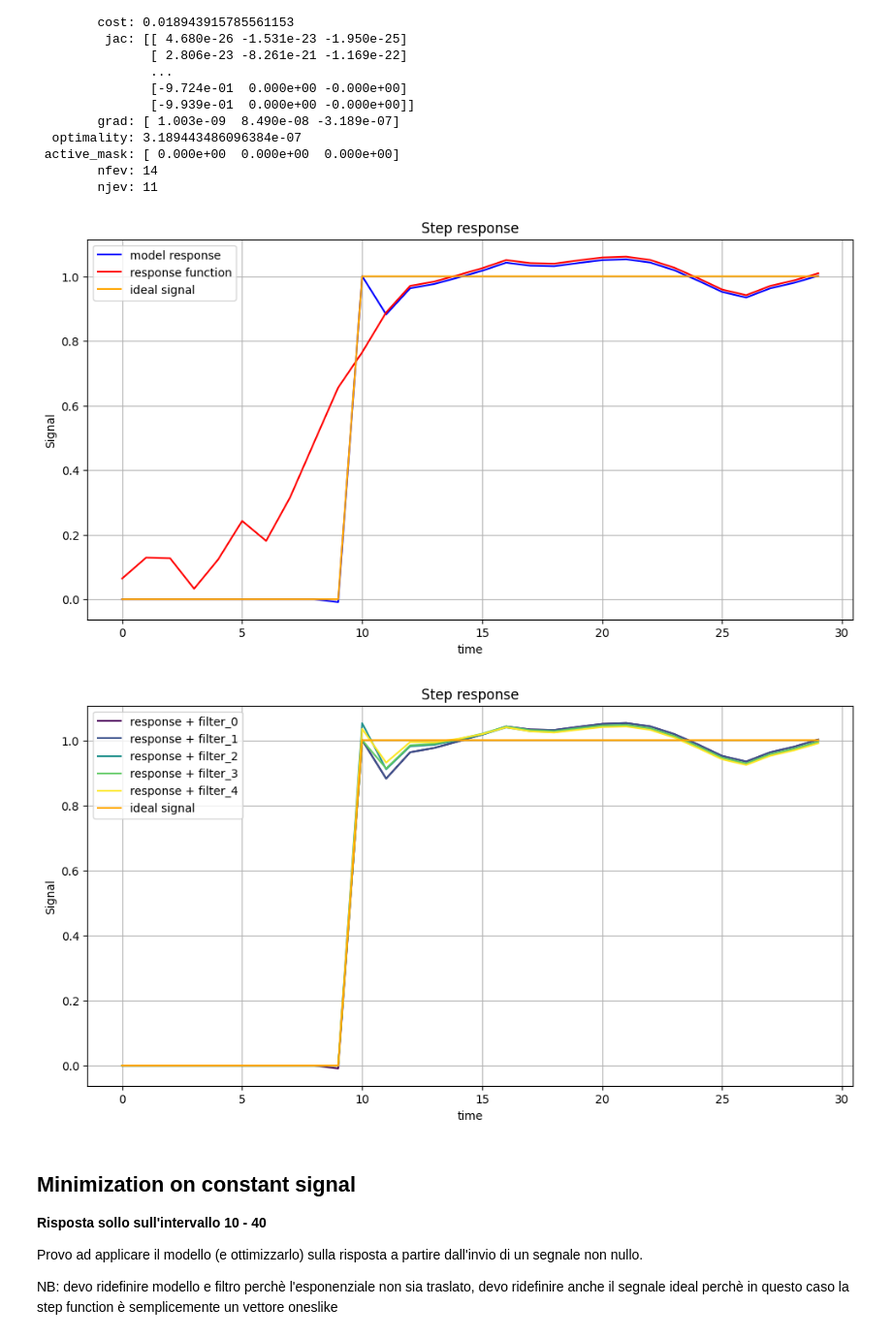
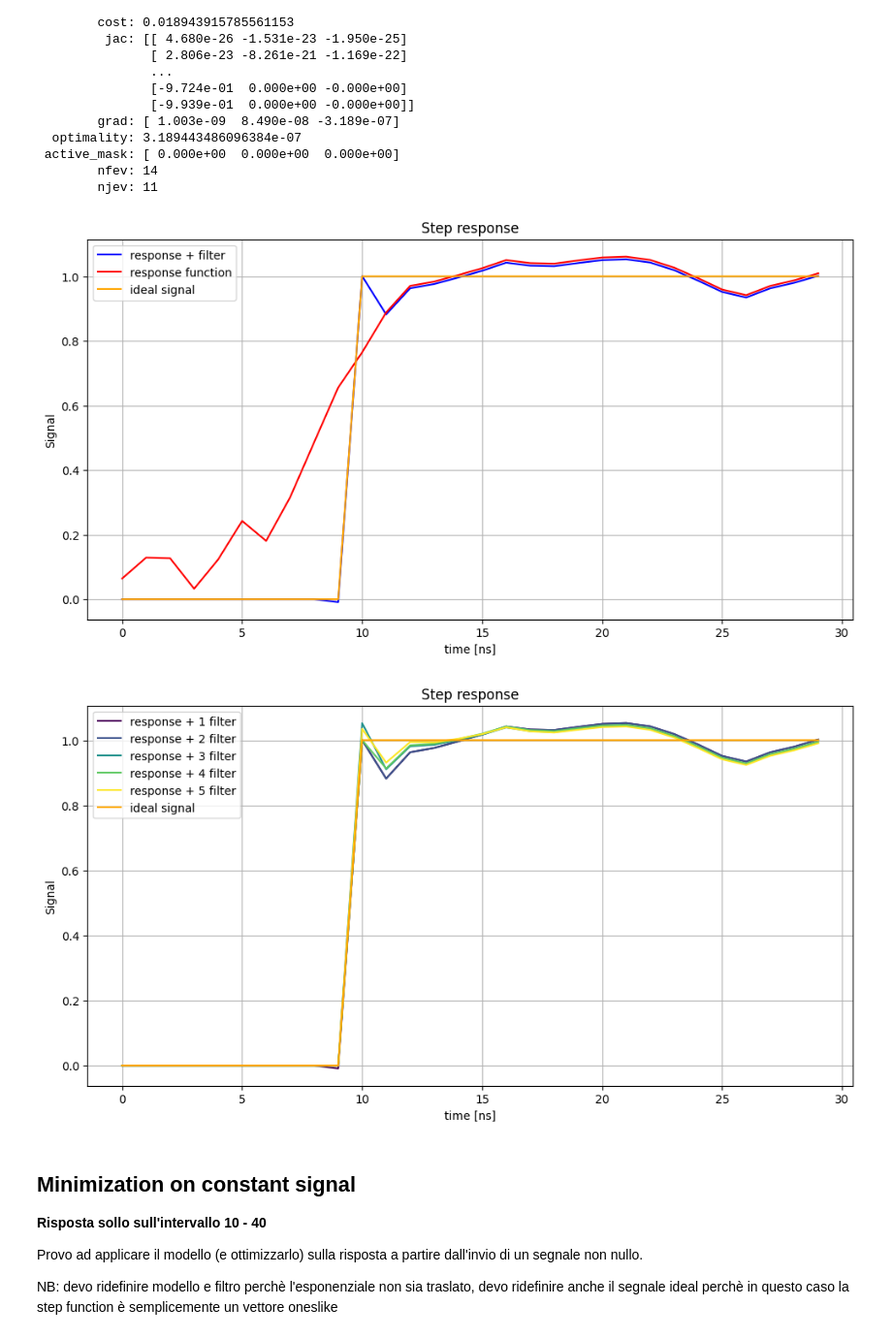
Before and after one commit to ElStabilini/cryoscope_tests, a Jupyter notebook: 5_IIR_inverse.ipynb, the cells around one changed output. Shown: that part at 97% size. Saved outputs shown, nothing was run; the diff lists cells and outputs as text; code cells hidden in the pictures.

Commit message:
fix plots in notebooks & first run of cma for FIR filters

```diff
--- a/5_IIR_inverse.ipynb
+++ b/5_IIR_inverse.ipynb
@@ -121,18 +115,17 @@ print(result)
         njev: 11
 # %%
 plt.figure(figsize=(12, 6))
-plt.plot(t, model(result.x, t, step_response), color = "blue", label="model response")
+plt.plot(t, model(result.x, t, step_response), color = "blue", label="response + filter")
 plt.plot(step_response, color = "red", label="response function")
-#plt.plot(t, step_response/filter(result.x,t), color = "green", label="response + filter" )
 plt.plot(t, step(t), color = "orange", label="ideal signal" )
-plt.xlabel("time")
+plt.xlabel("time [ns]")
 plt.ylabel("Signal")
 plt.title("Step response")
 plt.legend()
 plt.grid()
 plt.show()
 # %% [output]
-[figure, old version]
+[figure, new version]
 # %%
 init_guess = [1,1,1]
 results = []
@@ -150,17 +143,17 @@ colors = plt.cm.viridis(np.linspace(0, 1, len(responses)))
 plt.figure(figsize=(12, 6))
 
 for i, resp in enumerate(responses):
-    plt.plot(t, resp, color=colors[i], label=f"response + filter_{i}")
+    plt.plot(t, resp, color=colors[i], label=f"response + {i+1} filter")
 #plt.plot(step_response, color="red", label="response function")
 plt.plot(t, step(t), color="orange", label="ideal signal")
-plt.xlabel("time")
+plt.xlabel("time [ns]")
 plt.ylabel("Signal")
 plt.title("Step response")
 plt.legend()
 plt.grid()
 plt.show()
 # %% [output]
-[figure, old version]
+[figure, new version]
 # %% [markdown]
 ## Minimization on constant signal
 
```
Also changed, not shown: parts of 4 cells of this notebook, 10 other files.
